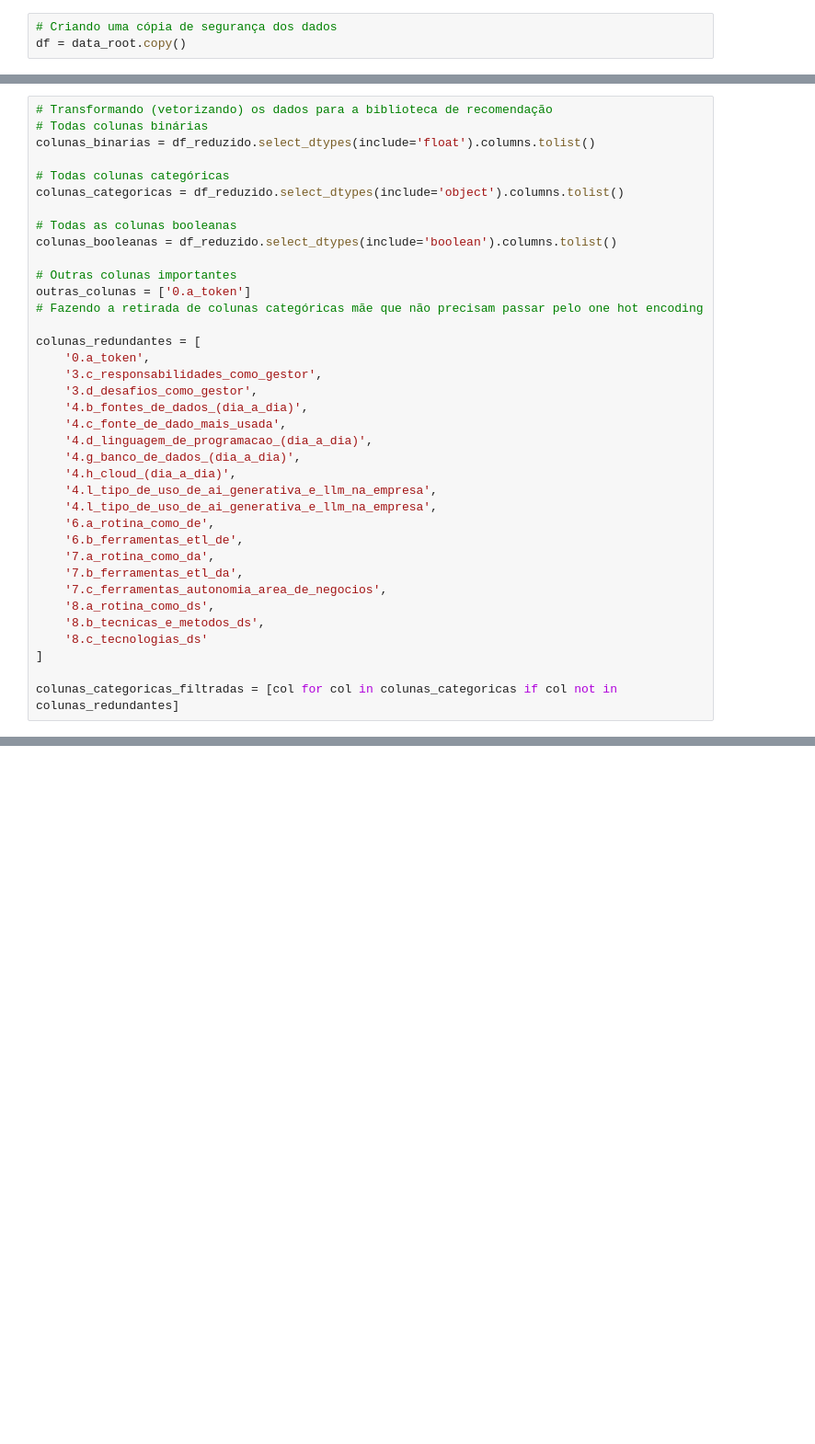
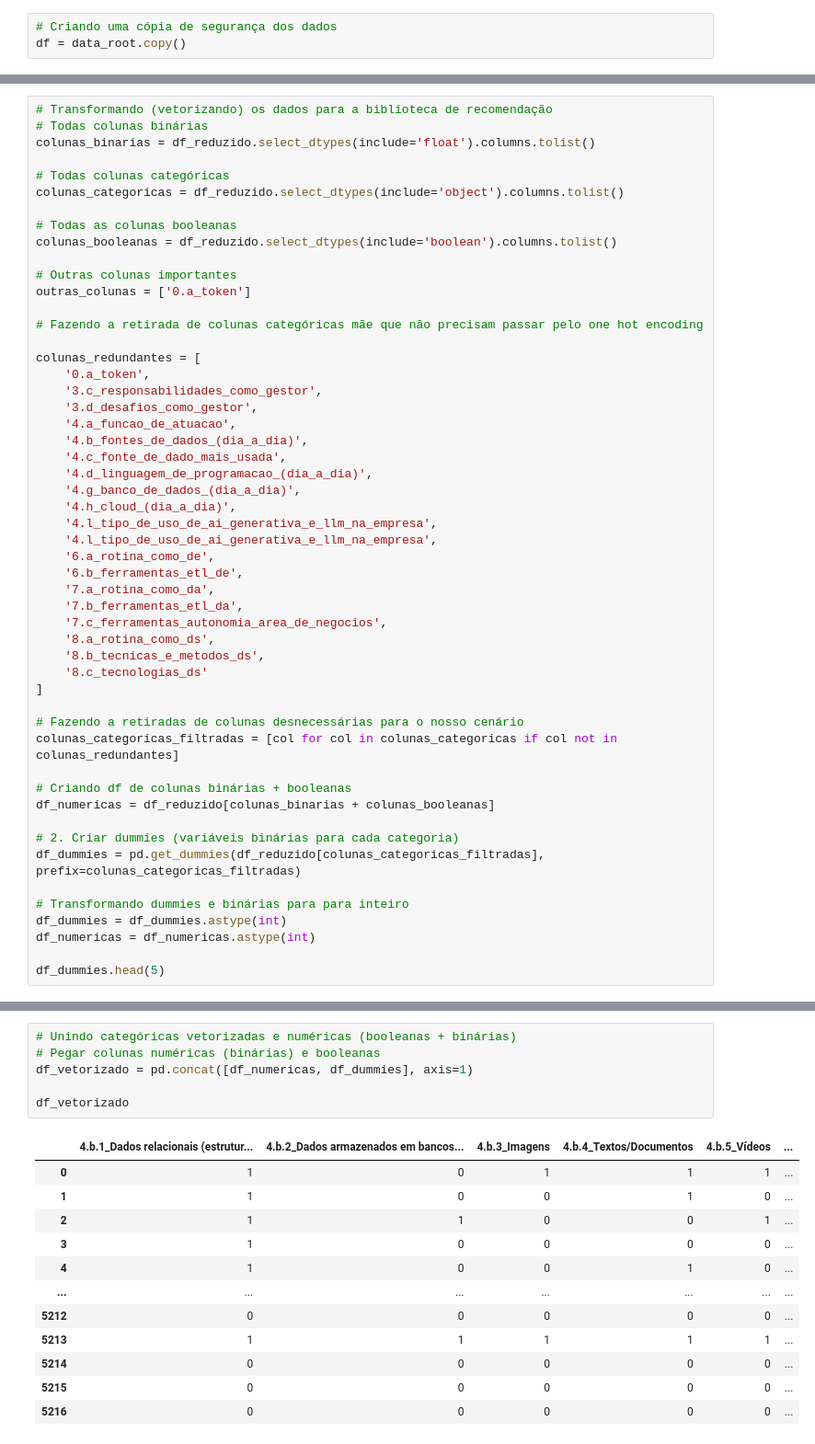
Before and after one commit to LuiMagno/Projeto-StateofData, a Jupyter notebook: notebooks/lui_notebook.ipynb, the cells around one changed output, grey strips where cells are left out. Shown at 92% size. Drawn from its saved outputs; the diff is of its cells as text; blank space fills up the shorter version.

```diff
--- a/notebooks/lui_notebook.ipynb
+++ b/notebooks/lui_notebook.ipynb
@@ -245,12 +252,14 @@ colunas_booleanas = df_reduzido.select_dtypes(include='boolean').columns.tolist(
 
 # Outras colunas importantes
 outras_colunas = ['0.a_token']
+
 # Fazendo a retirada de colunas categóricas mãe que não precisam passar pelo one hot encoding
 
 colunas_redundantes = [
     '0.a_token',
     '3.c_responsabilidades_como_gestor',
     '3.d_desafios_como_gestor',
+    '4.a_funcao_de_atuacao',
     '4.b_fontes_de_dados_(dia_a_dia)',
     '4.c_fonte_de_dado_mais_usada',
     '4.d_linguagem_de_programacao_(dia_a_dia)',
@@ -268,4 +277,17 @@ colunas_redundantes = [
     '8.c_tecnologias_ds'
 ]
 
+# Fazendo a retiradas de colunas desnecessárias para o nosso cenário
 colunas_categoricas_filtradas = [col for col in colunas_categoricas if col not in colunas_redundantes]
+
+# Criando df de colunas binárias + booleanas
+df_numericas = df_reduzido[colunas_binarias + colunas_booleanas]
+
+# 2. Criar dummies (variáveis binárias para cada categoria)
+df_dummies = pd.get_dummies(df_reduzido[colunas_categoricas_filtradas], prefix=colunas_categoricas_filtradas)
+
+# Transformando dummies e binárias para para inteiro
+df_dummies = df_dummies.astype(int)
+df_numericas = df_numericas.astype(int)
+
+df_dummies.head(5)
@@ -297,0 +301,19 @@ Name: count, dtype: int64
+# %%
+# Unindo categóricas vetorizadas e numéricas (booleanas + binárias)
+# Pegar colunas numéricas (binárias) e booleanas
+df_vetorizado = pd.concat([df_numericas, df_dummies], axis=1)
+
+df_vetorizado
+# %% [output]
+|  | 4.b.1_Dados relacionais (estrutur... | 4.b.2_Dados armazenados em bancos... | 4.b.3_Imagens | 4.b.4_Textos/Documentos | 4.b.5_Vídeos | ... |
+| 0 | 1 | 0 | 1 | 1 | 1 | ... |
+| 1 | 1 | 0 | 0 | 1 | 0 | ... |
+| 2 | 1 | 1 | 0 | 0 | 1 | ... |
+| 3 | 1 | 0 | 0 | 0 | 0 | ... |
+| 4 | 1 | 0 | 0 | 1 | 0 | ... |
+| ... | ... | ... | ... | ... | ... | ... |
+| 5212 | 0 | 0 | 0 | 0 | 0 | ... |
+| 5213 | 1 | 1 | 1 | 1 | 1 | ... |
+| 5214 | 0 | 0 | 0 | 0 | 0 | ... |
+| 5215 | 0 | 0 | 0 | 0 | 0 | ... |
+| 5216 | 0 | 0 | 0 | 0 | 0 | ... |
```
Also changed, not shown: parts of 18 cells of this notebook.
